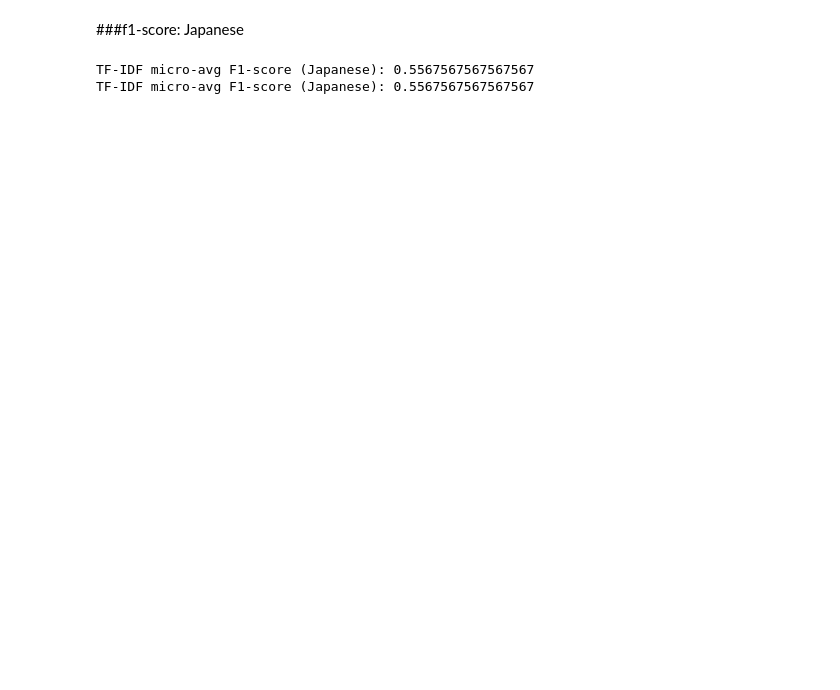
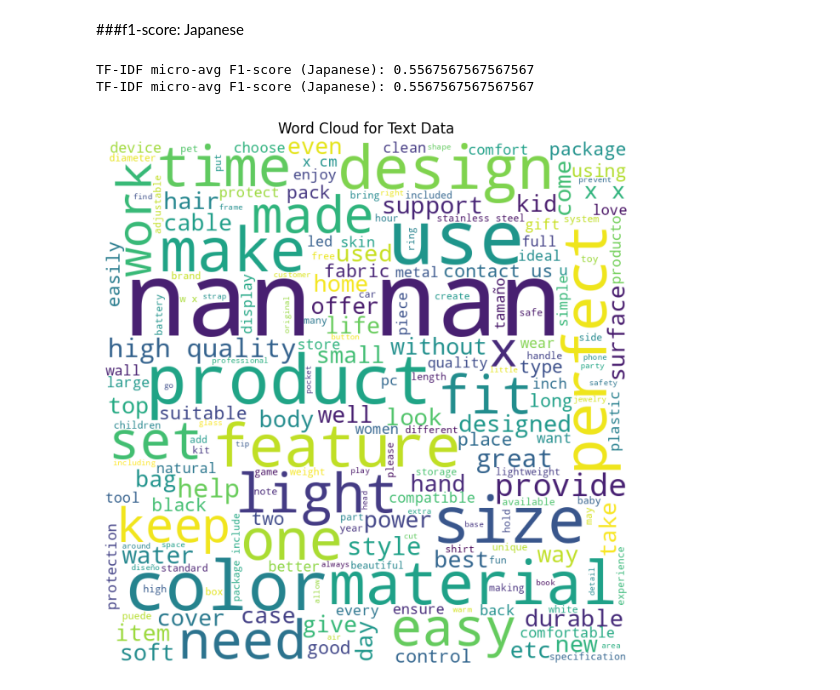
Before and after one commit to amhaiskar0921/BTTAIAmazonProject, a Jupyter notebook: LogsiticRegression.ipynb, the cells around one changed output. Saved outputs shown, nothing was run; the diff lists cells and outputs as text; code cells hidden in the pictures; blank space fills up the shorter version.

Commit message:
word cloud for logistic

```diff
--- a/LogsiticRegression.ipynb
+++ b/LogsiticRegression.ipynb
@@ -272,3 +273,34 @@ print(f'TF-IDF micro-avg F1-score (Japanese): {f1_score_jp}')
 # %% [output]
 TF-IDF micro-avg F1-score (Japanese): 0.5567567567567567
 TF-IDF micro-avg F1-score (Japanese): 0.5567567567567567
+# %%
+# iterations = [i for i in range(len(f1_score_jp))]
+# f1_score_jp = f1_score(y_test_jp, y_pred_tfidf_jp, average='micro')
+
+# plt.plot(iterations, f1_score_jp, label='Japanese', marker='o')
+# plt.plot(iterations, f1_score_en, label='English', marker='o')
+# plt.plot(iterations, f1_score_es, label='Spanish', marker='o')
+# plt.xlabel('Iterations')
+# plt.ylabel('F1 Score')
+# plt.title('F1 Score versus Iterations')
+# plt.legend()
+# plt.show()
+
+
+from wordcloud import WordCloud
+
+# Combining all text data into a single string
+df = pd.read_csv('/content/drive/MyDrive/Amazon (LA) - Multi-Class Product Classification (Team A)/Datasets/preprocessed_merged_data.csv')
+
+text_data = ' '.join(df['product_description'].astype(str))
+
+wordcloud = WordCloud(width=800, height=800, background_color='white',
+                      min_font_size=10).generate(text_data)
+
+plt.figure(figsize=(8, 8), facecolor=None)
+plt.imshow(wordcloud)
+plt.axis('off')
+plt.title('Word Cloud for Text Data')
+plt.show()
+# %% [output]
+[figure, added]
```
Also changed, not shown: parts of 2 cells of this notebook.
